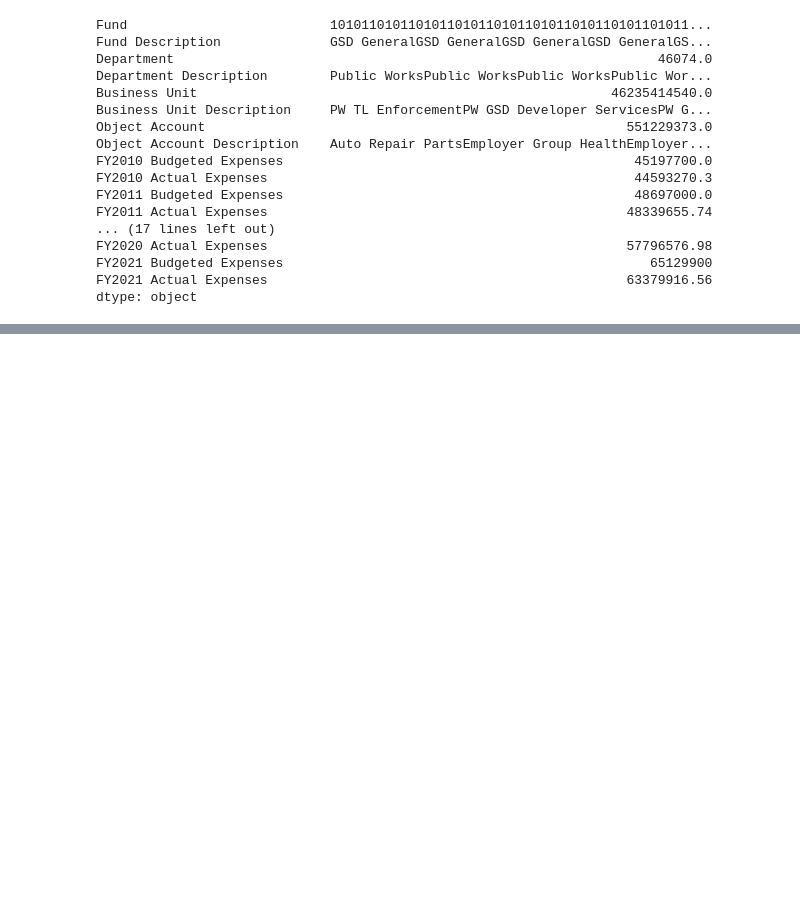
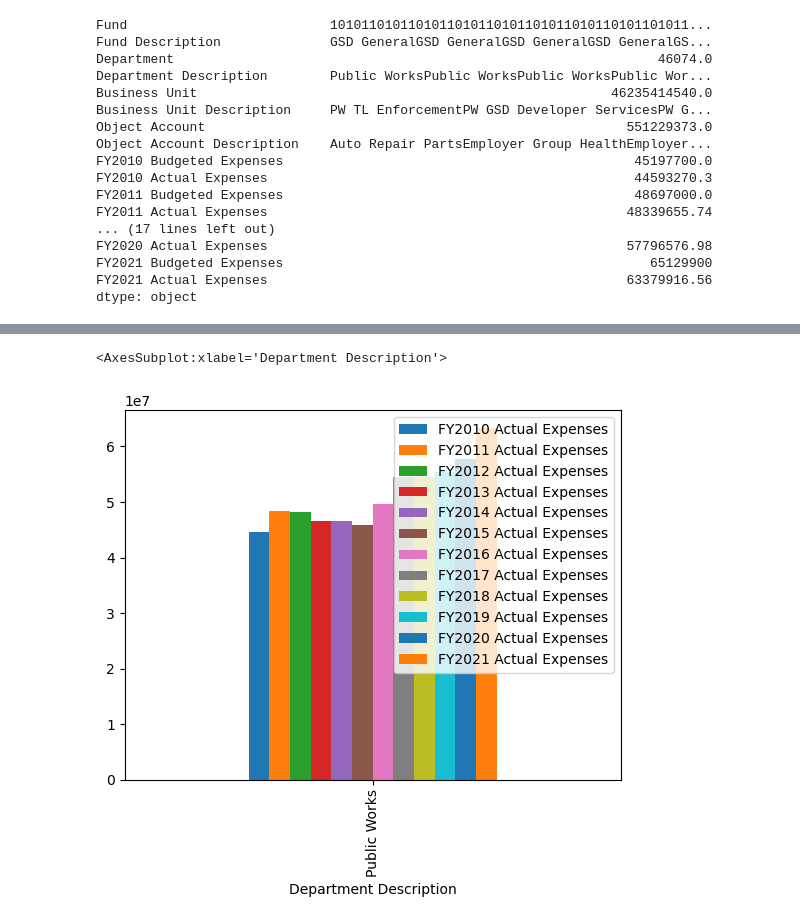
Before and after one commit to jwhankins177/capstone-budget-impact-jupyternb-python, a Jupyter notebook: notebooks/public_works.ipynb, the cells around one changed output, grey strips where cells are left out. Saved outputs shown, nothing was run; the diff lists cells and outputs as text; code cells hidden in the pictures; blank space fills up the shorter version.

Commit message:
Working on public works

```diff
--- a/notebooks/public_works.ipynb
+++ b/notebooks/public_works.ipynb
@@ -154,0 +165,2 @@ dtype: object
+# %%
+df3 = df2[df2['Department Description'] == 'Public Works']
@@ -154,0 +183,2 @@ dtype: object
+# %%
+dd = df3.groupby(['Department Description']).sum()
@@ -154,0 +192,2 @@ dtype: object
+# %%
+dd.drop(['Department','Business Unit','Object Account','FY2010 Budgeted Expenses','FY2011 Budgeted Expenses','FY2012 Budgeted Expenses','FY2013 Budgeted Expenses','FY2014 Budgeted Expenses','FY2015 Budgeted Expenses','FY2016 Budgeted Expenses','FY2017 Budgeted Expenses','FY2018 Budgeted Expenses','FY2019 Budgeted Expenses','FY2020 Budgeted Expenses','FY2021 Budgeted Expenses'],axis=1,inplace=True)
@@ -154,0 +200,5 @@ dtype: object
+# %%
+dd.plot(kind="bar")
+# %% [output]
+<AxesSubplot:xlabel='Department Description'>
+[figure, added]
```
Also changed, not shown: parts of 4 cells of this notebook, 1 other file.
